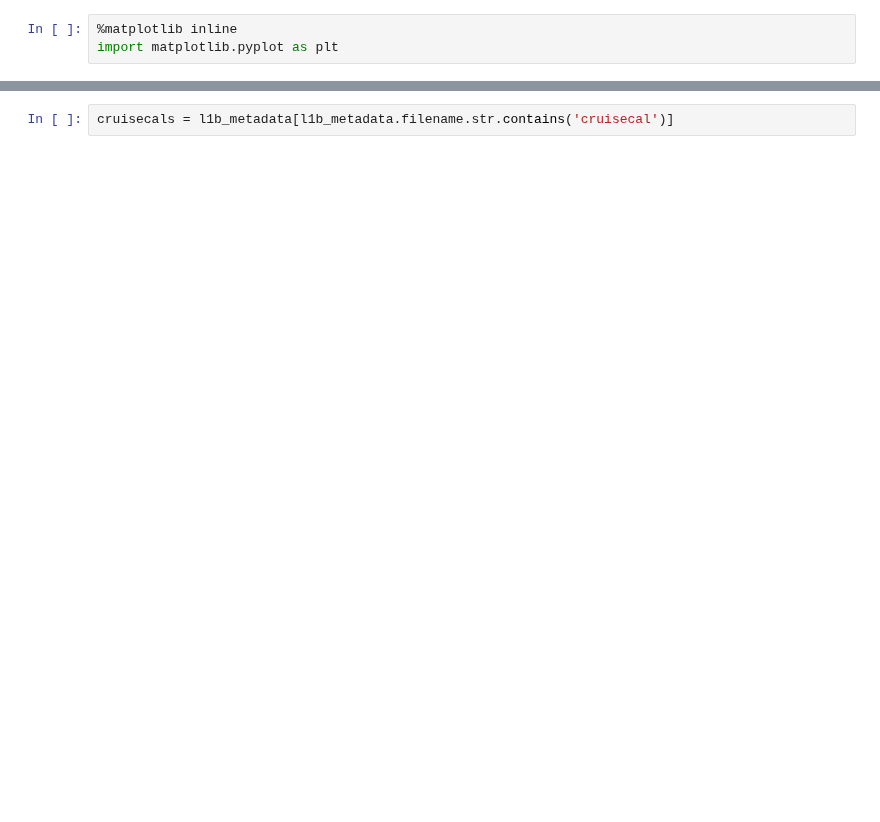
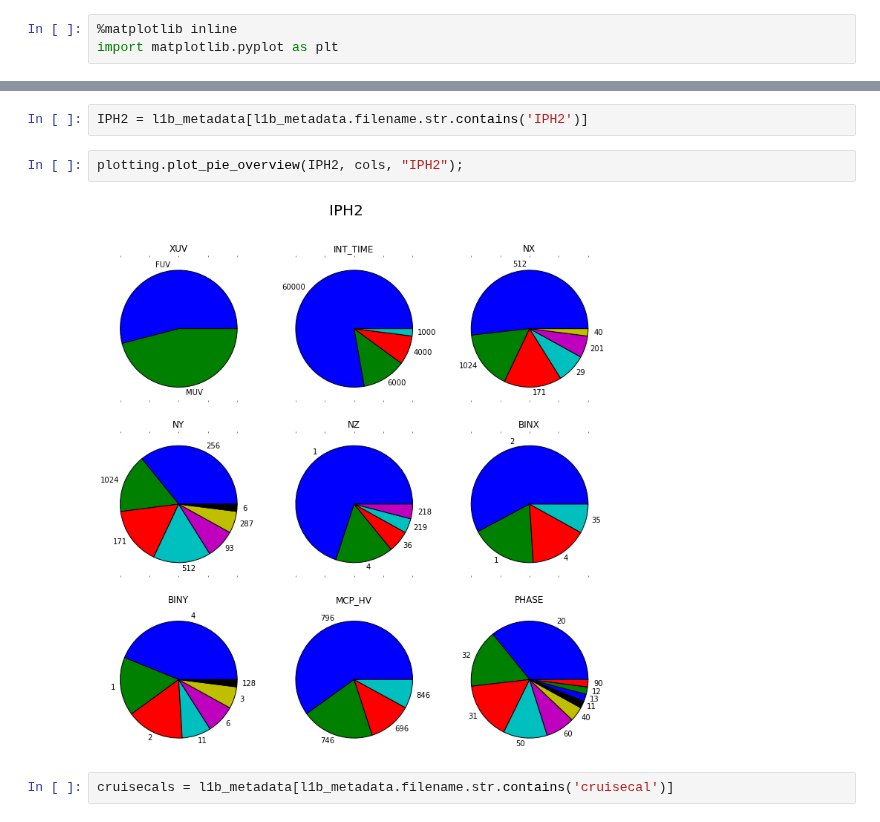
Before and after one commit to michaelaye/iuvs, a Jupyter notebook: notebooks/Pie plotting.ipynb, the cells around one changed output, grey strips where cells are left out. Drawn from its saved outputs; the diff is of its cells as text; blank space fills up the shorter version.

```diff
--- a/notebooks/Pie plotting.ipynb
+++ b/notebooks/Pie plotting.ipynb
@@ -8,3 +101,9 @@ import matplotlib.pyplot as plt
+# %%
+IPH2 = l1b_metadata[l1b_metadata.filename.str.contains('IPH2')]
+# %%
+plotting.plot_pie_overview(IPH2, cols, "IPH2");
+# %% [output]
+[figure, added]
 # %%
 cruisecals = l1b_metadata[l1b_metadata.filename.str.contains('cruisecal')]
 # %%
```
Also changed, not shown: parts of 17 cells of this notebook, 2 other files.
